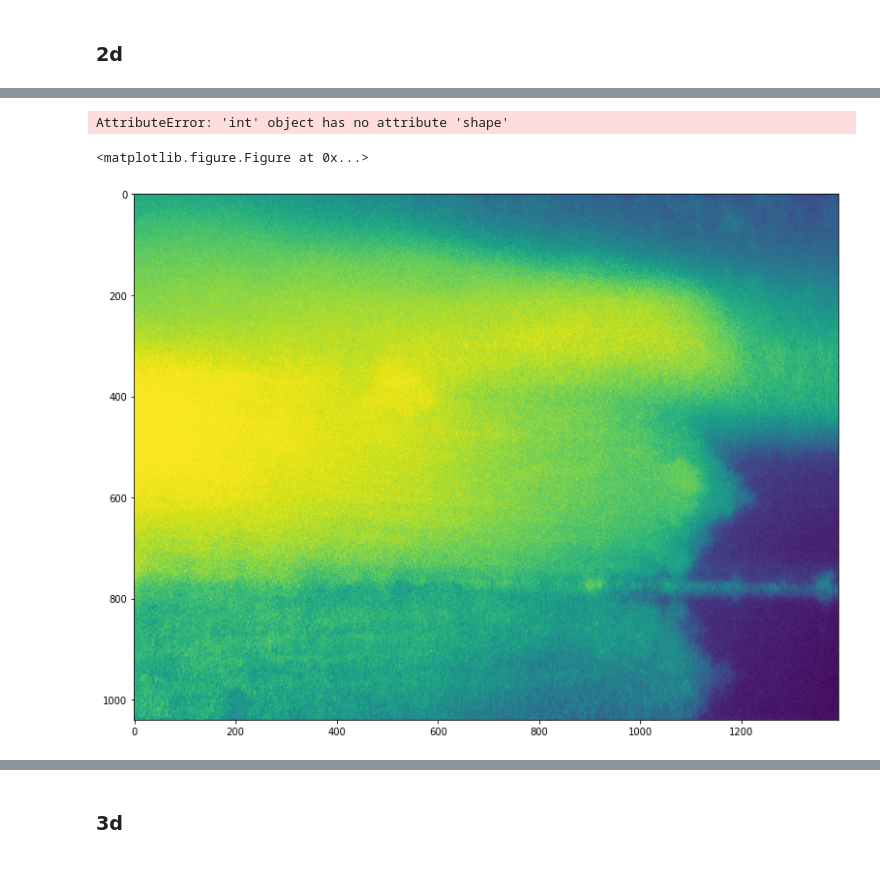
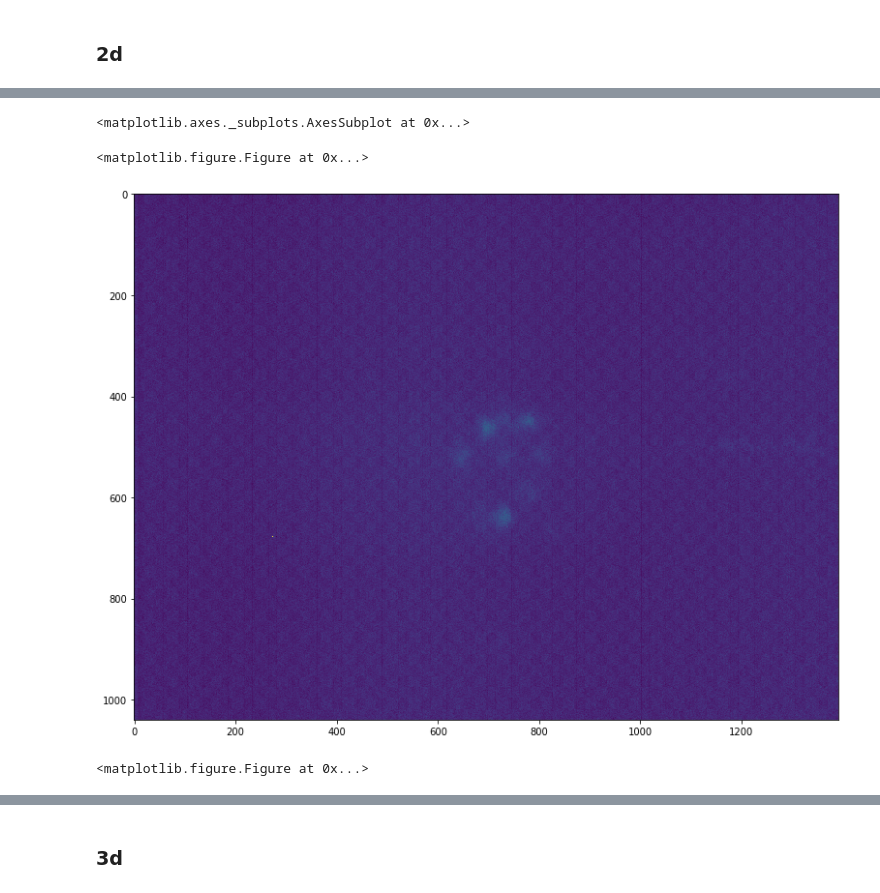
Before and after one commit to GiovanniSena/LSFM-CYCB_analysis, a Jupyter notebook: sample.ipynb, the cells around one changed output, grey strips where cells are left out. Saved outputs shown, nothing was run; the diff lists cells and outputs as text; code cells hidden in the pictures.

Commit message:
updated parameters, simpler blob detect and a acceleration based threshold cut point

```diff
--- a/sample.ipynb
+++ b/sample.ipynb
@@ -39,9 +39,9 @@ lightroot.SETTINGS["maxint_files"] = pth+"Run0192_tp{}_MIP.tif"
 # %% [markdown]
 ### 2d
 # %%
-stack = lightroot.io.get_stack(98)
+stack = lightroot.io.get_stack(112)
 lightroot.io.plotimg(stack)
 #im = stack.copy()
-stack = lightroot.blobs.low_pass_2d_proj_root_segmentation(stack, find_threshold_val=0.2)
+stack = lightroot.blobs.low_pass_2d_proj_root_segmentation(stack)
 lightroot.io.plotimg(stack)
 # %% [output]
@@ -54,3 +56,4 @@ lightroot.io.plotimg(stack)
-AttributeError: 'int' object has no attribute 'shape'
+<matplotlib.axes._subplots.AxesSubplot at 0x...>
 <matplotlib.figure.Figure at 0x...>
-[figure, old version]
+[figure, new version]
+<matplotlib.figure.Figure at 0x...>
```
Also changed, not shown: parts of 7 cells of this notebook, 1 other file.
